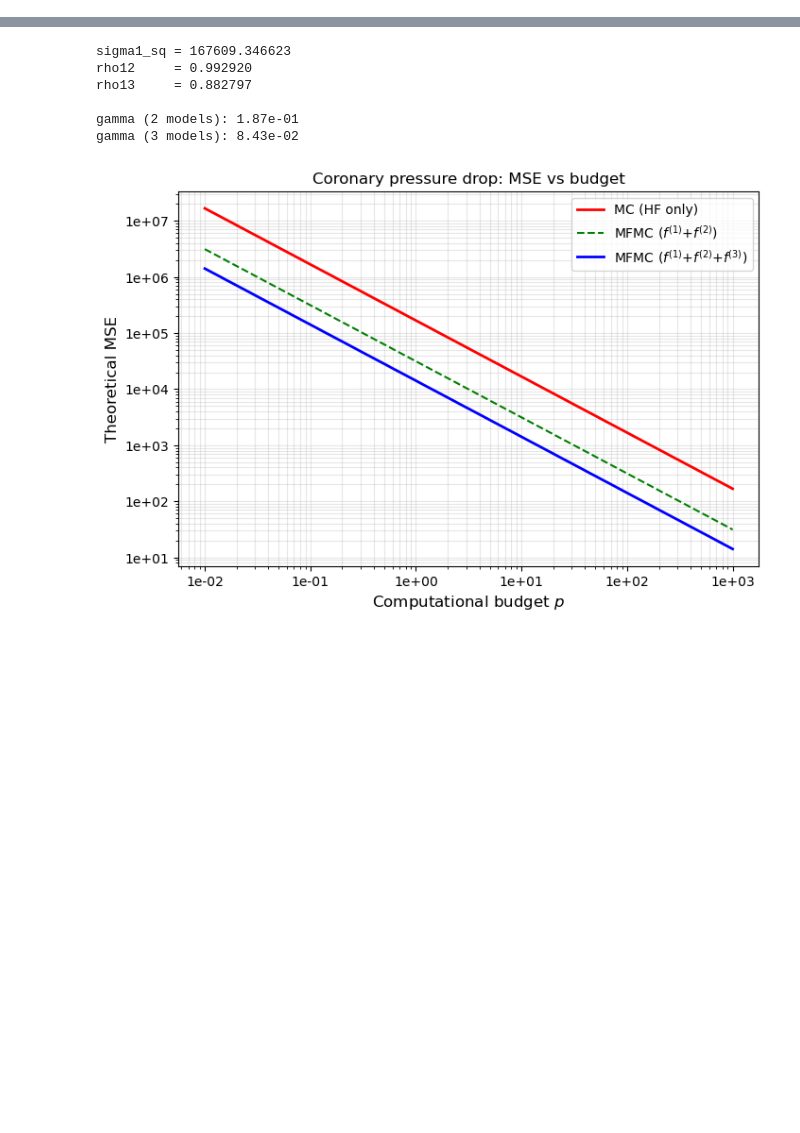
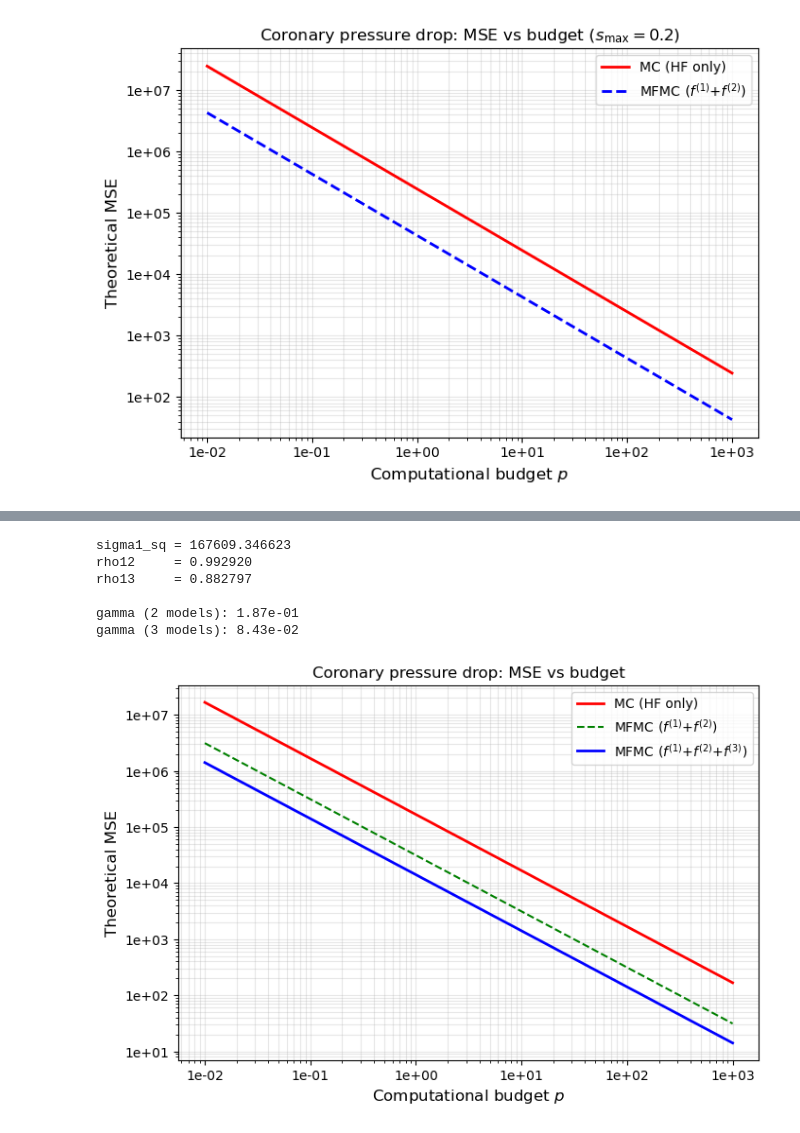
Before and after one commit to christinaruilin/PSTAT232_Project, a Jupyter notebook: extension.ipynb, the cells around one changed output, grey strips where cells are left out. Saved outputs shown, nothing was run; the diff lists cells and outputs as text; code cells hidden in the pictures; blank space fills up the shorter version.

Commit message:
Add files via upload
new changes for figure 4 and 5 in the project

```diff
--- a/extension.ipynb
+++ b/extension.ipynb
@@ -29,0 +91,79 @@ def f3(Q, r, s):
+# %%
+# ── Figure 4: s_max = 0.2 ──
+s_max = 0.2
+sigma1_sq, rhos = estimate_stats(s_max, n_pilot=1000)
+rho12 = rhos[1]
+
+# 只用两个模型 f1, f2
+w_2mdl   = w_steno[[0, 1]]
+rho_2mdl = np.array([1.0, rho12])
+
+budgets = np.logspace(-2, 3, 200)
+
+mse_hf   = np.array([mse_mc(p, sigma1_sq, w_steno[0])
+                     for p in budgets])
+mse_2mdl = np.array([mse_mfmc(p, w_2mdl, rho_2mdl, sigma1_sq)
+                     for p in budgets])
+
+gamma2 = compute_gamma(w_2mdl, rho_2mdl)
+print(f'rho12   = {rho12:.4f}')
+print(f'gamma2  = {gamma2:.2e}')
+print(f'speedup = {1/gamma2:.1f}x')
+
+fig, ax = plt.subplots(figsize=(7, 5))
+ax.loglog(budgets, mse_hf,   'r-',  lw=2,
+          label='MC (HF only)')
+ax.loglog(budgets, mse_2mdl, 'b--', lw=2,
+          label=r'MFMC ($f^{(1)}$+$f^{(2)}$)')
+ax.set_xlabel('Computational budget $p$', fontsize=12)
+ax.set_ylabel('Theoretical MSE',          fontsize=12)
+ax.set_title(r'Coronary pressure drop: MSE vs budget '
+             r'($s_{\max}=0.2$)', fontsize=12)
+ax.legend(fontsize=10)
+ax.grid(True, which='both', alpha=0.3)
+ax.xaxis.set_major_formatter(
+    ticker.FuncFormatter(lambda x, _: f'{x:.0e}'))
+ax.yaxis.set_major_formatter(
+    ticker.FuncFormatter(lambda x, _: f'{x:.0e}'))
+plt.tight_layout()
+plt.savefig('figA_smax02.pdf', dpi=300, bbox_inches='tight')
+plt.show()
+
+# ── Figure 5: s_max = 0.5 ──
+s_max2 = 0.5
+sigma1_sq2, rhos2 = estimate_stats(s_max2, n_pilot=1000)
+rho12_2 = rhos2[1]
+
+w_2mdl2   = w_steno[[0, 1]]
+rho_2mdl2 = np.array([1.0, rho12_2])
+
+mse_hf2   = np.array([mse_mc(p, sigma1_sq2, w_steno[0])
+                      for p in budgets])
+mse_2mdl2 = np.array([mse_mfmc(p, w_2mdl2, rho_2mdl2, sigma1_sq2)
+                      for p in budgets])
+
+gamma2_2 = compute_gamma(w_2mdl2, rho_2mdl2)
+print(f'\nAt s_max=0.5:')
+print(f'rho12   = {rho12_2:.4f}')
+print(f'gamma2  = {gamma2_2:.2e}')
+print(f'speedup = {1/gamma2_2:.1f}x')
+
+fig, ax = plt.subplots(figsize=(7, 5))
+ax.loglog(budgets, mse_hf2,   'r-',  lw=2,
+          label='MC (HF only)')
+ax.loglog(budgets, mse_2mdl2, 'b--', lw=2,
+          label=r'MFMC ($f^{(1)}$+$f^{(2)}$)')
+ax.set_xlabel('Computational budget $p$', fontsize=12)
+ax.set_ylabel('Theoretical MSE',          fontsize=12)
+ax.set_title(r'Coronary pressure drop: MSE vs budget '
+             r'($s_{\max}=0.5$)', fontsize=12)
+ax.legend(fontsize=10)
+ax.grid(True, which='both', alpha=0.3)
+ax.xaxis.set_major_formatter(
+    ticker.FuncFormatter(lambda x, _: f'{x:.0e}'))
+ax.yaxis.set_major_formatter(
+    ticker.FuncFormatter(lambda x, _: f'{x:.0e}'))
+plt.tight_layout()
+plt.savefig('figA_smax05.pdf', dpi=300, bbox_inches='tight')
+plt.show()
+# %% [output]
@@ -29,0 +173 @@ def f3(Q, r, s):
+[figure, added]
```
Also changed, not shown: parts of 6 cells of this notebook.
